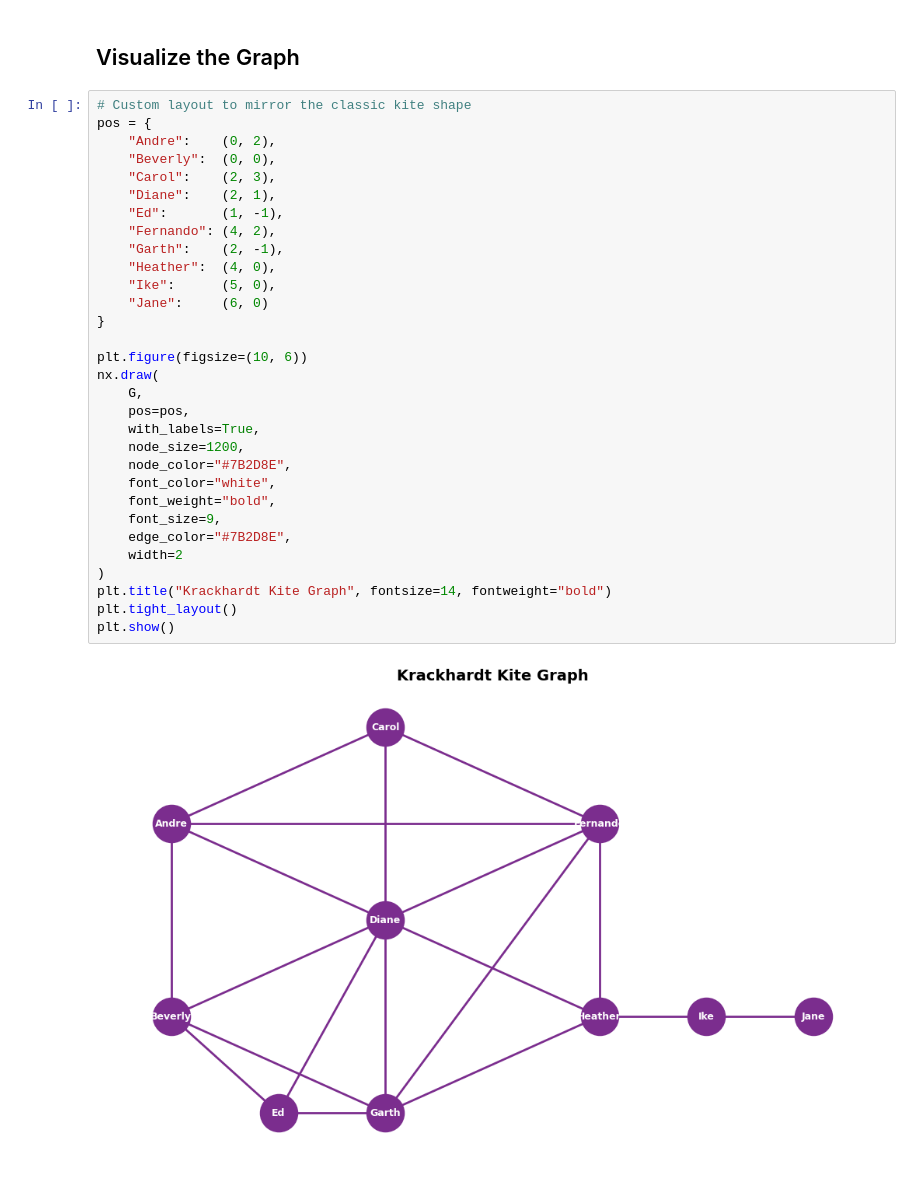
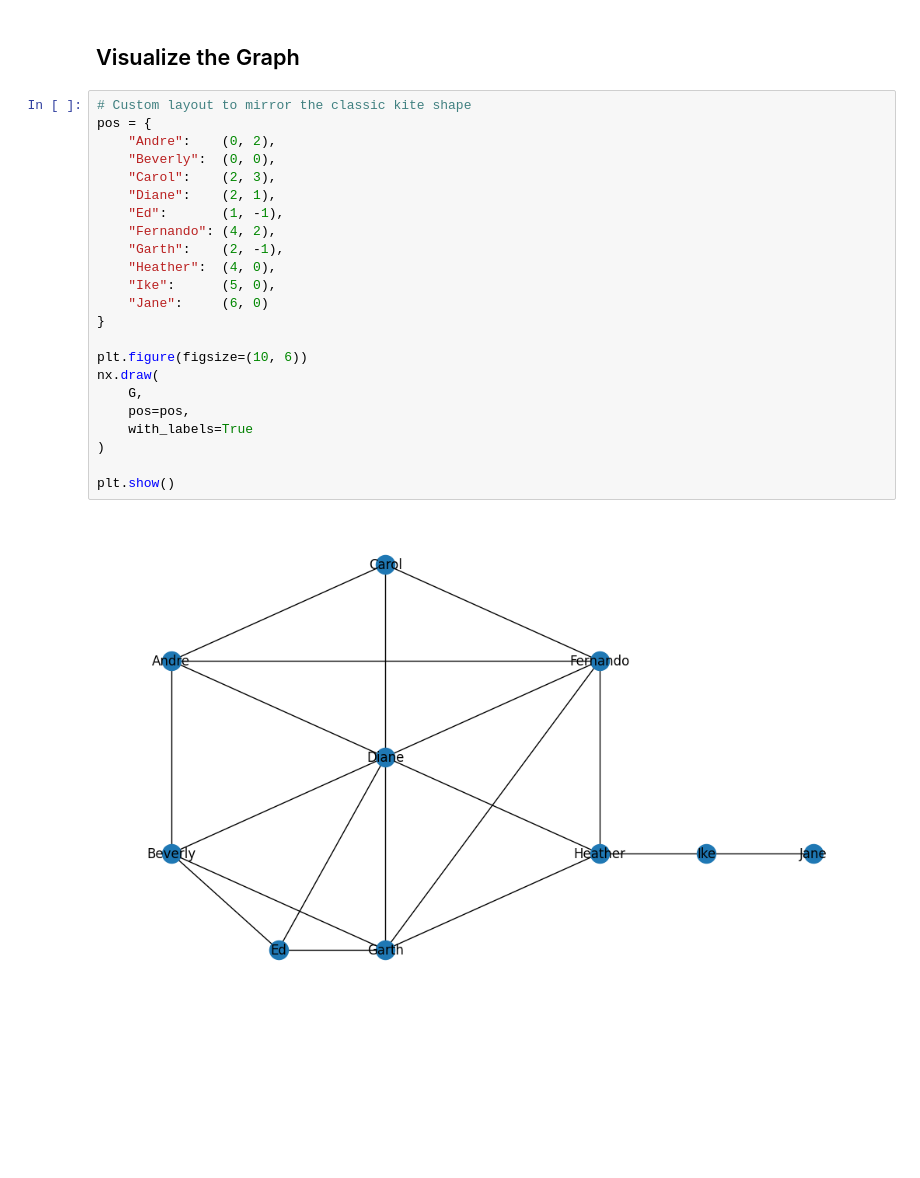
Before and after one commit to mfridson/DATA620_Week2_Assignment, a Jupyter notebook: hello_graph_world.ipynb, the cells around one changed output. Saved outputs shown, nothing was run; the diff lists cells and outputs as text; blank space fills up the shorter version.

```diff
--- a/hello_graph_world.ipynb
+++ b/hello_graph_world.ipynb
@@ -45,33 +45,25 @@ G.add_edges_from(edges)
 # %%
 # Custom layout to mirror the classic kite shape
 pos = {
     "Andre":    (0, 2),
     "Beverly":  (0, 0),
     "Carol":    (2, 3),
     "Diane":    (2, 1),
     "Ed":       (1, -1),
     "Fernando": (4, 2),
     "Garth":    (2, -1),
     "Heather":  (4, 0),
     "Ike":      (5, 0),
     "Jane":     (6, 0)
 }
 
 plt.figure(figsize=(10, 6))
 nx.draw(
     G,
     pos=pos,
-    with_labels=True,
-    node_size=1200,
-    node_color="#7B2D8E",
-    font_color="white",
-    font_weight="bold",
-    font_size=9,
-    edge_color="#7B2D8E",
-    width=2
+    with_labels=True
 )
-plt.title("Krackhardt Kite Graph", fontsize=14, fontweight="bold")
-plt.tight_layout()
+
 plt.show()
 # %% [output]
-[figure, old version]
+[figure, new version]
```
